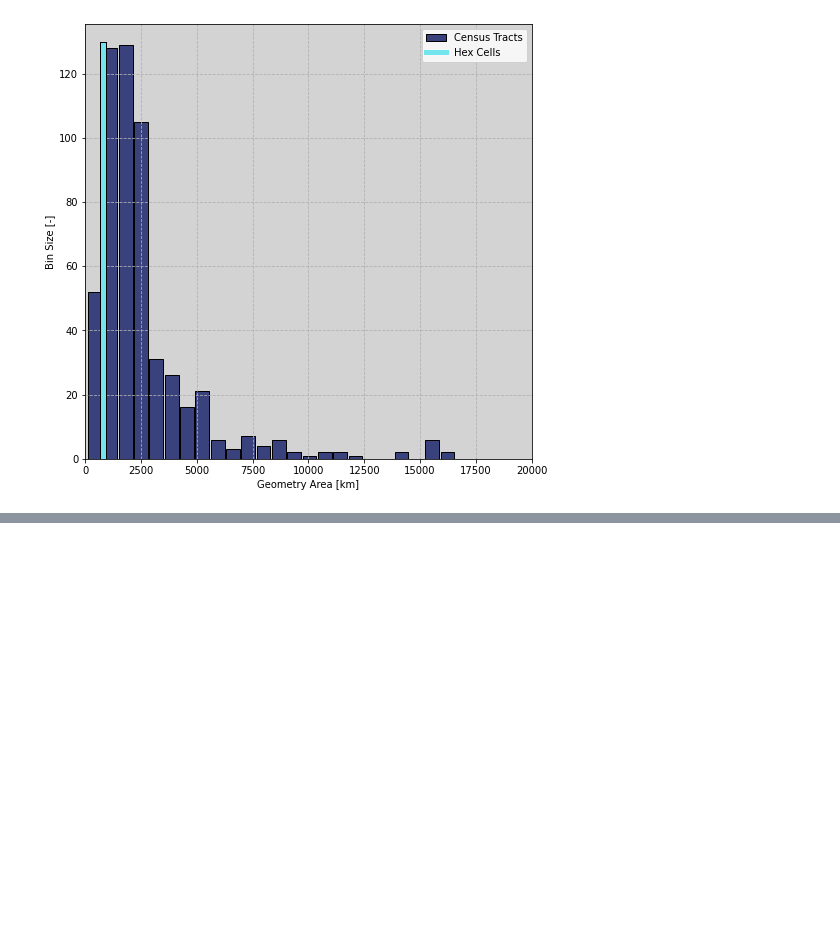
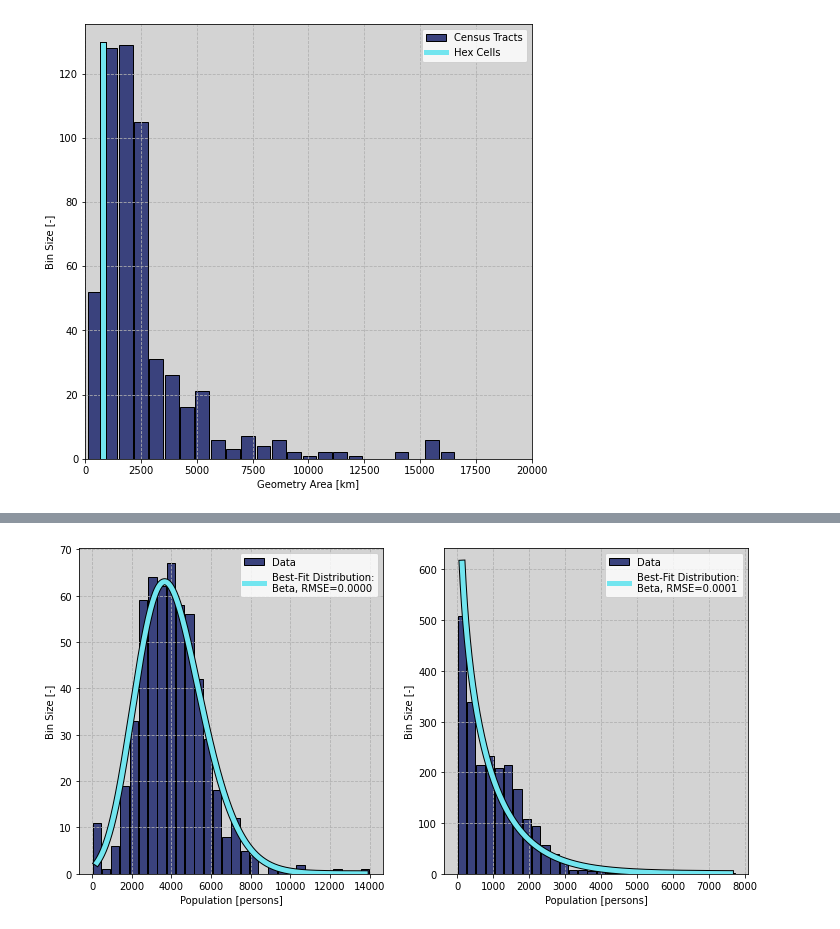
Before and after one commit to airabino/Vehicular_Operational_Inconvenience_Analysis, a Jupyter notebook: Dev.ipynb, the cells around one changed output, grey strips where cells are left out. Saved outputs shown, nothing was run; the diff lists cells and outputs as text; code cells hidden in the pictures; blank space fills up the shorter version.

```diff
--- a/Dev.ipynb
+++ b/Dev.ipynb
@@ -198,11 +76,15 @@ Name: GEOID, Length: 561, dtype: object
 # %%
-gdf_selected=gdf_selected[['FIPS','geometry','Owned', '1 Owned', '2 to 4 Owned', '5+ Owned',
-        'Mobile Home Owned', 'Other Owned', 'Rented', '1 Rented',
-        '2 to 4 Rented', '5+ Rented', 'Mobile Home Rented', 'Other Rented',
-        'White alone', 'Black or African American alone',
-        'American Indian and Alaska Native alone', 'Asian alone',
-        'Native Hawaiian and Other Pacific Islander alone',
-        'Some other race alone', 'Two or more races',
-        'Two races including Some other race',
-        'Two races excluding Some other race and three or more races',
-        'Median Income']]
+#Converting demographic data to H3 cells for calculations
+deep_reload(src)
+default_interpolation_keys=['Total_Housing','Owned', '1 Owned', '2 to 4 Owned',
+        '5+ Owned', 'Mobile Home Owned',
+        'Other Owned', 'Rented', '1 Rented', '2 to 4 Rented', '5+ Rented',
+        'Mobile Home Rented', 'Other Rented', 'Total_Race',
+        'White Alone', 'Black or African American Alone',
+        'American Indian and Alaska Native Alone', 'Asian Alone',
+        'Native Hawaiian and Other Pacific Islander Alone',
+        'Some Other Race Alone', 'Two or More Races']
+
+default_keep_closest_keys=['Median Income']
+gdf_hex_data=src.h3_hex.DataToHex(gdf_selected,gdf_hex_8,interpolation_keys=default_interpolation_keys,
+    keep_closest_keys=default_keep_closest_keys)
@@ -311,0 +112,5 @@ gdf_selected['Total_HO'],gdf_selected['Total_HO'].sum()
+# %%
+deep_reload(src)
+fig=src.figures.HistogramComparisonPlot(gdf_selected,gdf_hex_data,column=['Total_Housing'],data_label='Population [persons]',bins=30)
+# %% [output]
+[figure, added]
```
Also changed, not shown: parts of 34 cells of this notebook, 8 other files.
